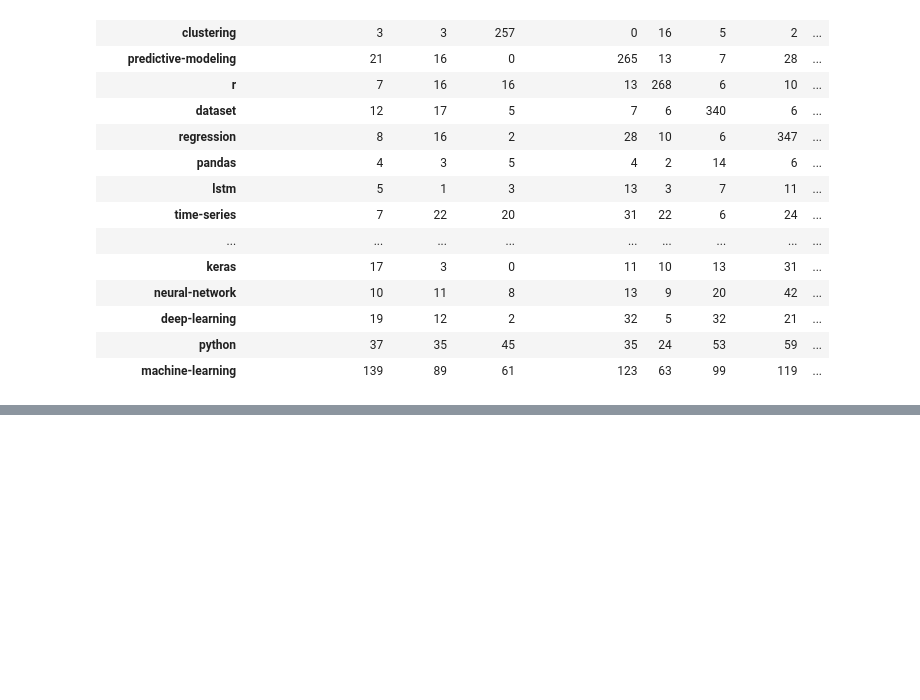
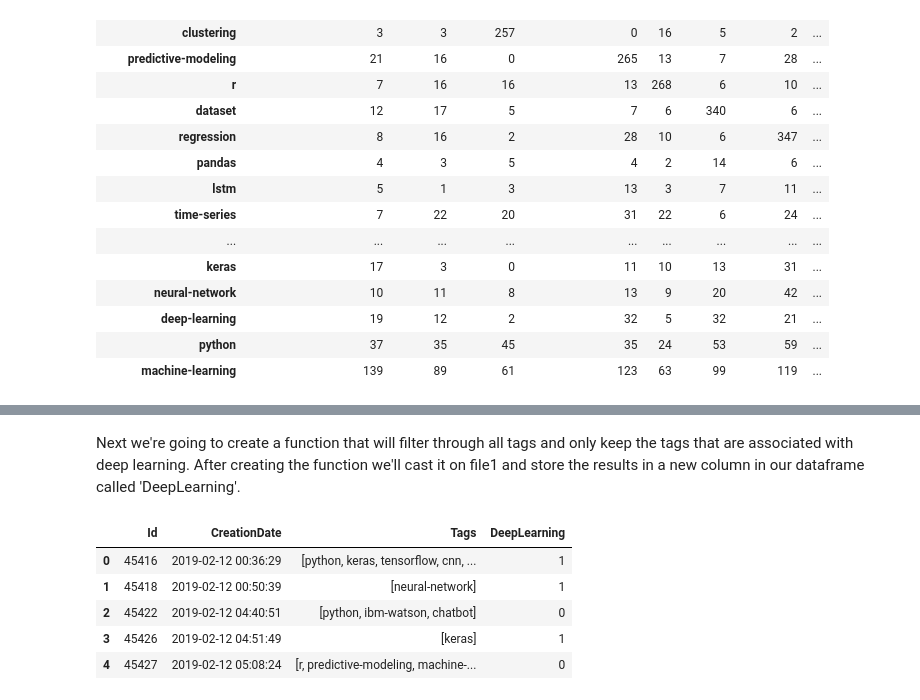
Before and after one commit to nkalpaxis/Popular_Data_Science_Questions, a Jupyter notebook: Data_Science_Questions.ipynb, the cells around one changed output, grey strips where cells are left out. Saved outputs shown, nothing was run; the diff lists cells and outputs as text; code cells hidden in the pictures; blank space fills up the shorter version.

```diff
--- a/Data_Science_Questions.ipynb
+++ b/Data_Science_Questions.ipynb
@@ -322,0 +342,16 @@ most_used_relations.style.apply(style_cells, axis=None)
+# %%
+# read file 'all_questions.csv' into a DataFrame and
+# use the same regular expression as before to clean up the tags
+
+file1 = pd.read_csv('all_questions.csv', parse_dates=['CreationDate'])
+# %%
+file1['Tags'] = file1['Tags'].str.replace('^<|>$', '').str.split('><')
+# %% [markdown]
+Next we're going to create a function that will filter through all tags and only keep the tags that are associated with deep learning. After creating the function we'll cast it on file1 and store the results in a new column in our dataframe called 'DeepLearning'.
+# %%
+def deep_learning(tags):
+    for v in tags:
+        if v in ["lstm", "cnn", "scikit-learn", "tensorflow","keras",
+                 "neural-network", "deep-learning"]:
+            return 1
+    return 0
@@ -322,0 +360,9 @@ most_used_relations.style.apply(style_cells, axis=None)
+# %%
+file1.head(5)
+# %% [output]
+|  | Id | CreationDate | Tags | DeepLearning |
+| 0 | 45416 | 2019-02-12 00:36:29 | [python, keras, tensorflow, cnn, ... | 1 |
+| 1 | 45418 | 2019-02-12 00:50:39 | [neural-network] | 1 |
+| 2 | 45422 | 2019-02-12 04:40:51 | [python, ibm-watson, chatbot] | 0 |
+| 3 | 45426 | 2019-02-12 04:51:49 | [keras] | 1 |
+| 4 | 45427 | 2019-02-12 05:08:24 | [r, predictive-modeling, machine-... | 0 |
```
Also changed, not shown: parts of 19 cells of this notebook.
